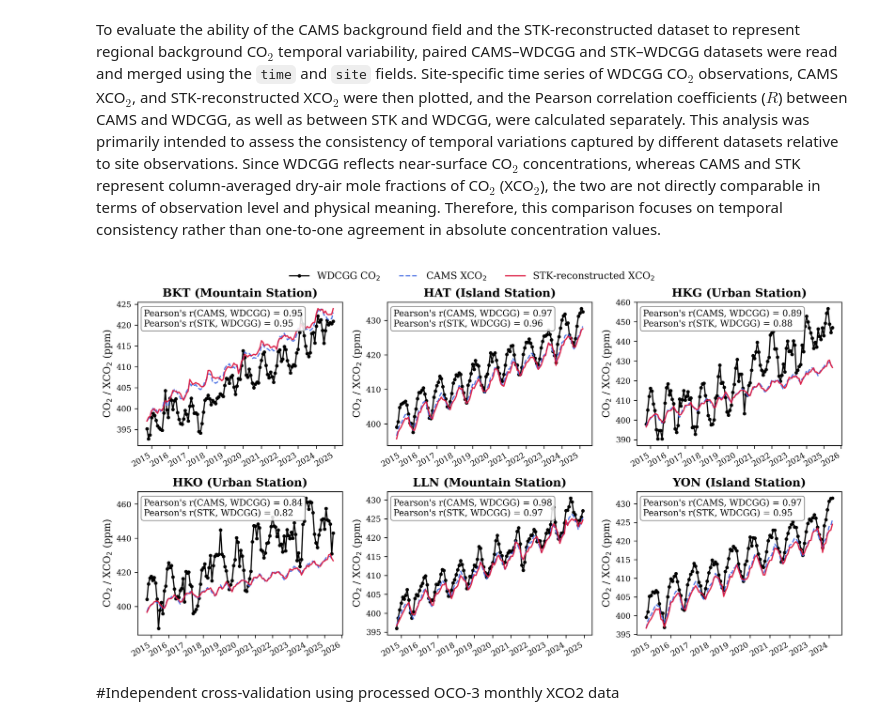
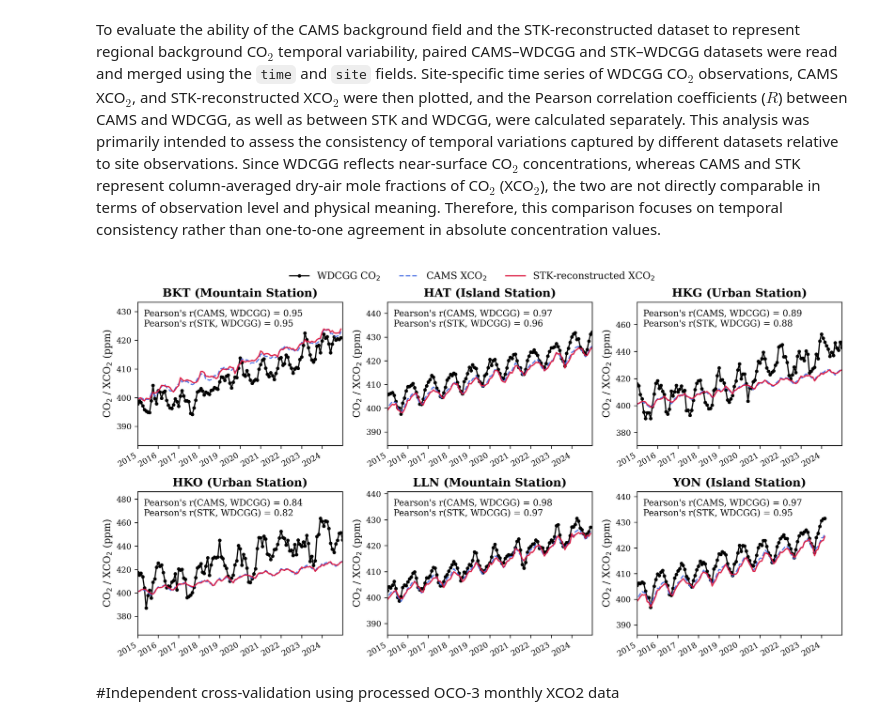
Before and after one commit to hongxu-yn/Southeast-Asia-XCO2-STK, a Jupyter notebook: src/step03_technical_validation.ipynb, the cells around one changed output. Saved outputs shown, nothing was run; the diff lists cells and outputs as text; code cells hidden in the pictures.

```diff
--- a/src/step03_technical_validation.ipynb
+++ b/src/step03_technical_validation.ipynb
@@ -869,6 +869,10 @@ else:
 # =========================
 # 4. Plot each site
 # =========================
+### 新增：定义固定的起止时间 ###
+start_time = pd.to_datetime("2015-01-01")
+end_time = pd.to_datetime("2024-12-31")
+
 for i, site in enumerate(sites):
     ax = axes[i]
     site_data = df[df["site"] == site].sort_values("time").copy()
@@ -914,7 +918,8 @@ for i, site in enumerate(sites):
 
     # Title and labels
     clean_site = re.sub(r'\d+', '', str(site)).strip()
-    info = SITE_META.get(clean_site)
+    # 假设 SITE_META 在你的全局变量中
+    info = SITE_META.get(clean_site) if 'SITE_META' in globals() else None
     if info:
         title_text = f"{clean_site} ({info})"
     else:
@@ -922,7 +927,7 @@ for i, site in enumerate(sites):
     ax.set_title(title_text, fontsize=13, fontweight="bold")
     ax.set_ylabel("CO$_2$ / XCO$_2$ (ppm)", fontsize=11)
 
-    # Grid
+    # Grid (原代码注释了这里，你可以按需开启 ax.grid(True))
 
     # Time axis
     ax.xaxis.set_major_locator(mdates.YearLocator(1))
@@ -930,7 +935,14 @@ for i, site in enumerate(sites):
     plt.setp(ax.get_xticklabels(), rotation=30, ha="right", fontsize=9)
     plt.setp(ax.get_yticklabels(), fontsize=9)
 
-    # Annotation of correlation coefficients
+    ### 修改 1: 设定时间轴范围 (2015年1月至2024年12月) ###
+    ax.set_xlim(start_time, end_time)
+
+    ### 修改 2: 增加 Y 轴留白 ###
+    # margins(y=0.3) 表示在数据最大最小值的基础上，上下各增加 30% 的空白空间
+    ax.margins(y=0.3)
+
+    # Annotation of correlation coefficients# Annotation of correlation coefficients
     ax.text(
         0.03, 0.95,
         f"Pearson's r(CAMS, WDCGG) = {r_cams:.2f}\nPearson's r(STK, WDCGG) = {r_stk:.2f}",
@@ -938,37 +950,40 @@ for i, site in enumerate(sites):
         fontsize=10,
         va="top",
         ha="left",
-        bbox=dict(boxstyle="round,pad=0.3", facecolor="white", edgecolor="gray", alpha=0.85)
+        # edgecolor='none' 去除边框，facecolor='none' 去除白底使之完全透明
+        bbox=dict(boxstyle="round,pad=0.3", facecolor="none", edgecolor="none")
     )
 
 # =========================
 # 5. Hide unused subplots
 # =========================
 for j in range(n_sites, len(axes)):
     axes[j].axis("off")
 
 # =========================
 # 6. Shared legend
 # =========================
 handles, labels = axes[0].get_legend_handles_labels()
 fig.legend(
     handles, labels,
     loc="upper center",
     ncol=3,
-    frameon=False,
+    frameon=False,           # 关闭边框
+    edgecolor='none',        # 强制边框颜色为无
+    facecolor='none',        # 强制背景透明
     fontsize=11,
     bbox_to_anchor=(0.5, 1.0)
 )
 
 # =========================
 # 7. Layout
 # =========================
 fig.tight_layout(rect=[0, 0, 1, 0.96])
-png_fn=DOC_DIR / "validation_wdgcc_cams_stk.png"
+png_fn = DOC_DIR / "validation_wdgcc_cams_stk.pdf"
 plt.savefig(png_fn, bbox_inches='tight')
 plt.show()
 # %% [output]
-[figure, old version]
+[figure, new version]
 # %% [markdown]
 #Independent cross-validation using processed OCO-3 monthly XCO2 data
 # %% [markdown]
```
Also changed, not shown: parts of 3 cells of this notebook.
